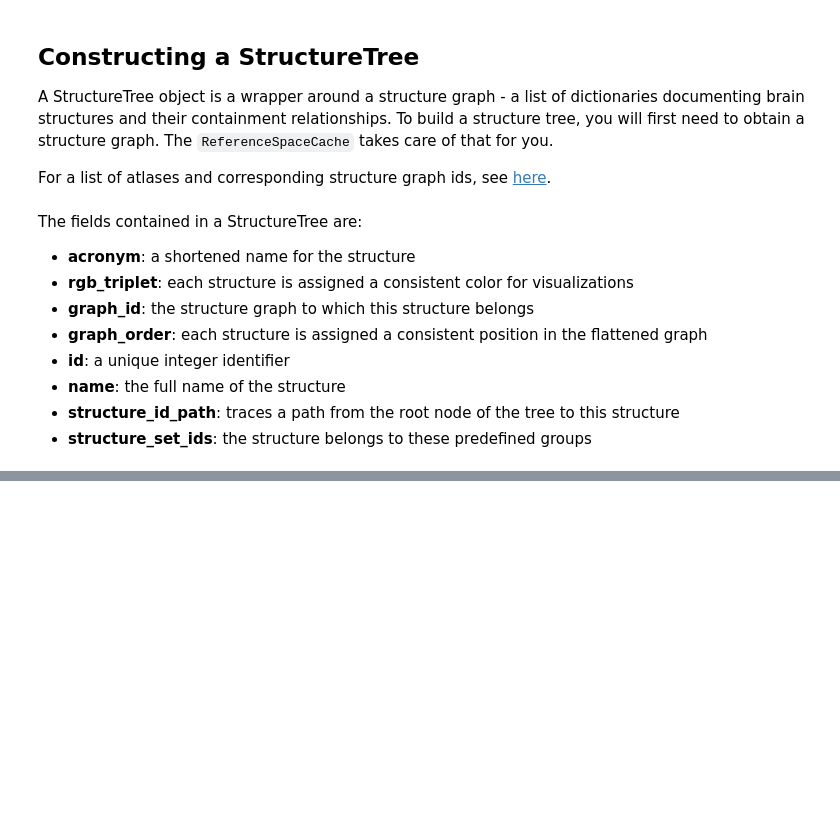
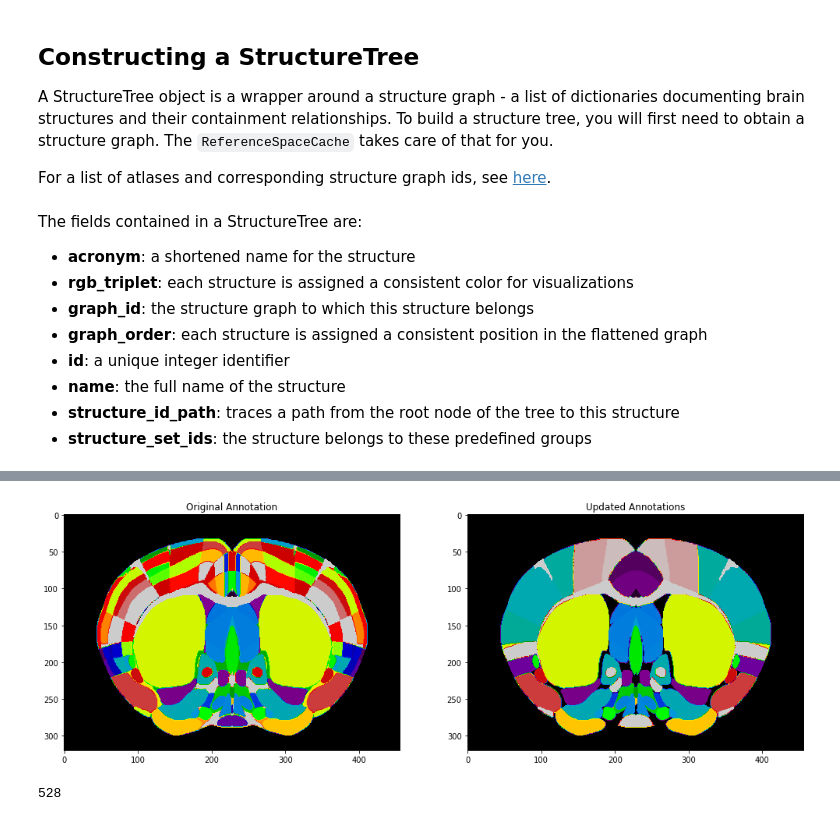
Before and after one commit to HMS-IDAC/RiffleShuffle, a Jupyter notebook: python/Explore the Allen Atlas.ipynb, the cells around one changed output, grey strips where cells are left out. Saved outputs shown, nothing was run; the diff lists cells and outputs as text; code cells hidden in the pictures; blank space fills up the shorter version.

```diff
--- a/python/Explore the Allen Atlas.ipynb
+++ b/python/Explore the Allen Atlas.ipynb
@@ -56,0 +141,15 @@ pd.DataFrame(oapi.get_structure_sets(structure_set_ids))
+# %%
+# Look at a slice from the average template and annotation volumes
+
+# pick a slice to show
+slice_idx = 264
+
+f, ccf_axes = plt.subplots(1, 2, figsize=(17, 6))
+
+ccf_axes[0].imshow(template[slice_idx,:,:], cmap='gray', aspect='equal', vmin=template.min(), vmax=template.max())
+ccf_axes[0].set_title("registration template")
+
+ccf_axes[1].imshow(annotation[slice_idx,:,:], cmap='gray', aspect='equal', vmin=0, vmax=2000)
+ccf_axes[1].set_title("annotation volume")
+
+plt.show()
@@ -56,0 +195,13 @@ pd.DataFrame(oapi.get_structure_sets(structure_set_ids))
+# %%
+chosenID = 167587189
+structureList = tree.get_structures_by_set_id([chosenID])
+
+structIds = np.array([struct['id'] for struct in structureList])
+annotIds = np.unique(annotation)
+annotIds = annotIds[annotIds!=0]  # Removes zero
+
+commonIds = np.intersect1d(structIds,annotIds)
+
+print(f'The selected set (id: {chosenID}) contains {len(structIds)} structures.')
+print(f'The annotation volume contains {len(annotIds)} structures.')
+print(f'The two sets have {len(commonIds)} structures in common.')
@@ -56,0 +288,18 @@ pd.DataFrame(oapi.get_structure_sets(structure_set_ids))
+# %%
+# pick a slice to show
+slice_idx = 200
+
+f, ccf_axes = plt.subplots(1, 2, figsize=(17, 6))
+
+img = ccf_axes[0].imshow(annotation[slice_idx,:,:], cmap='nipy_spectral', aspect='equal', vmin=0, vmax=1000)
+ccf_axes[0].set_title("Original Annotation")
+
+ccf_axes[1].imshow(updatedAnnot[slice_idx,:,:], cmap='nipy_spectral', aspect='equal', vmin=0, vmax=1000)
+ccf_axes[1].set_title("Updated Annotations")
+plt.show()
+# %% [output]
+[figure, added]
+# %%
+annotation.shape[0]
+# %% [output]
+528
```
Also changed, not shown: parts of 15 cells of this notebook.
